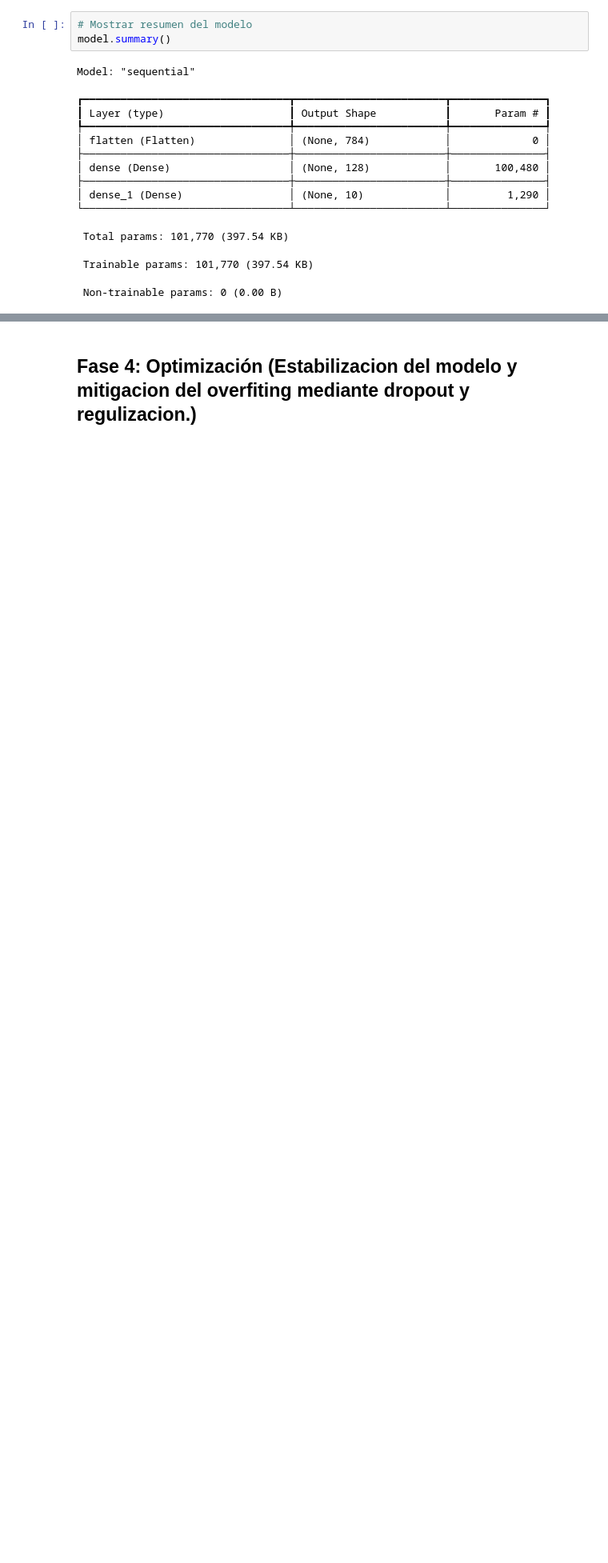
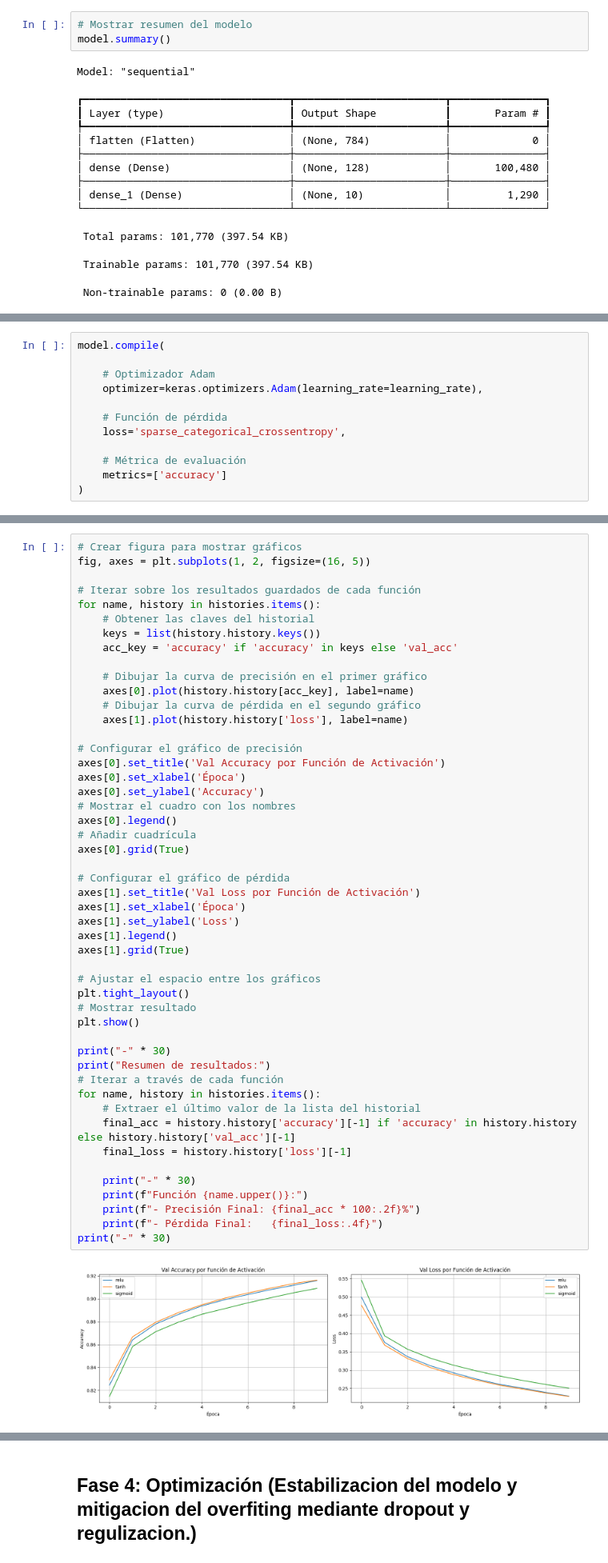
Before and after one commit to konishogu/DeepLearning, a Jupyter notebook: EVALUACION_1.ipynb, the cells around one changed output, grey strips where cells are left out. Shown at 80% size. Saved outputs shown, nothing was run; the diff lists cells and outputs as text; blank space fills up the shorter version.

```diff
--- a/EVALUACION_1.ipynb
+++ b/EVALUACION_1.ipynb
@@ -378,0 +383,12 @@ Se permite visualizar la estrucutra completa del modelo. Esta herramienta muestr
+# %%
+model.compile(
+
+    # Optimizador Adam
+    optimizer=keras.optimizers.Adam(learning_rate=learning_rate),
+
+    # Función de pérdida
+    loss='sparse_categorical_crossentropy',
+
+    # Métrica de evaluación
+    metrics=['accuracy']
+)
@@ -485,0 +530,51 @@ plt.show()
+# %%
+# Crear figura para mostrar gráficos
+fig, axes = plt.subplots(1, 2, figsize=(16, 5))
+
+# Iterar sobre los resultados guardados de cada función
+for name, history in histories.items():
+    # Obtener las claves del historial
+    keys = list(history.history.keys())
+    acc_key = 'accuracy' if 'accuracy' in keys else 'val_acc'
+
+    # Dibujar la curva de precisión en el primer gráfico
+    axes[0].plot(history.history[acc_key], label=name)
+    # Dibujar la curva de pérdida en el segundo gráfico
+    axes[1].plot(history.history['loss'], label=name)
+
+# Configurar el gráfico de precisión
+axes[0].set_title('Val Accuracy por Función de Activación')
+axes[0].set_xlabel('Época')
+axes[0].set_ylabel('Accuracy')
+# Mostrar el cuadro con los nombres
+axes[0].legend()
+# Añadir cuadrícula
+axes[0].grid(True)
+
+# Configurar el gráfico de pérdida
+axes[1].set_title('Val Loss por Función de Activación')
+axes[1].set_xlabel('Época')
+axes[1].set_ylabel('Loss')
+axes[1].legend()
+axes[1].grid(True)
+
+# Ajustar el espacio entre los gráficos
+plt.tight_layout()
+# Mostrar resultado
+plt.show()
+
+print("-" * 30)
+print("Resumen de resultados:")
+# Iterar a través de cada función
+for name, history in histories.items():
+    # Extraer el último valor de la lista del historial
+    final_acc = history.history['accuracy'][-1] if 'accuracy' in history.history else history.history['val_acc'][-1]
+    final_loss = history.history['loss'][-1]
+
+    print("-" * 30)
+    print(f"Función {name.upper()}:")
+    print(f"- Precisión Final: {final_acc * 100:.2f}%")
+    print(f"- Pérdida Final:   {final_loss:.4f}")
+print("-" * 30)
+# %% [output]
+[figure, added]
```
Also changed, not shown: parts of 37 cells of this notebook.
